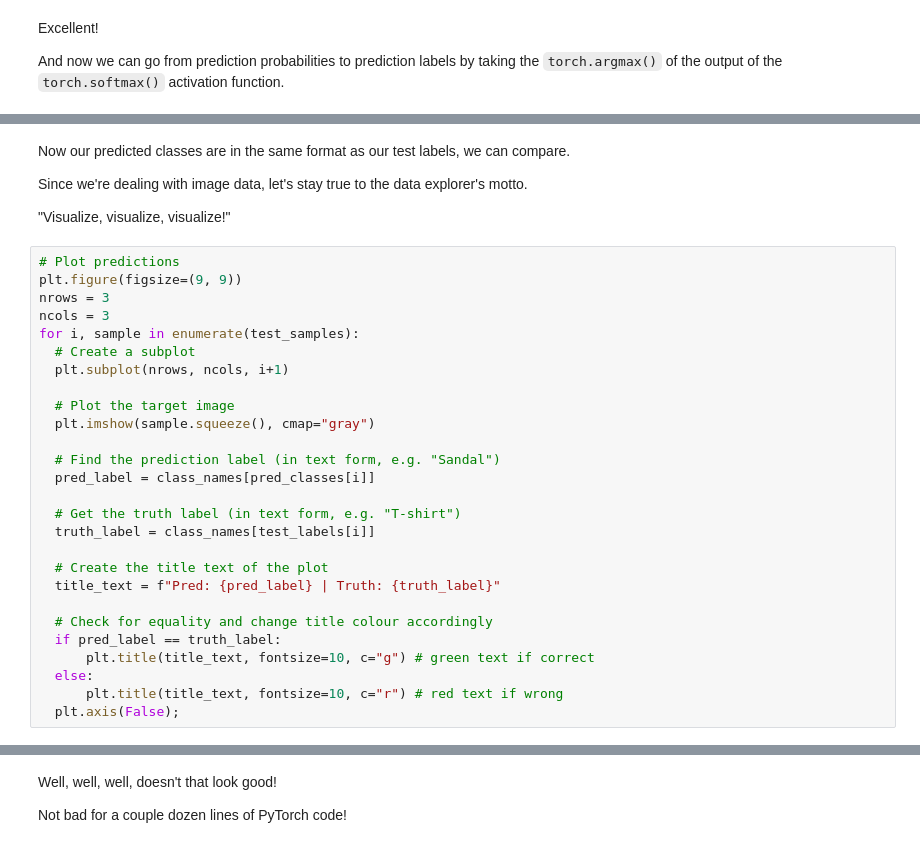
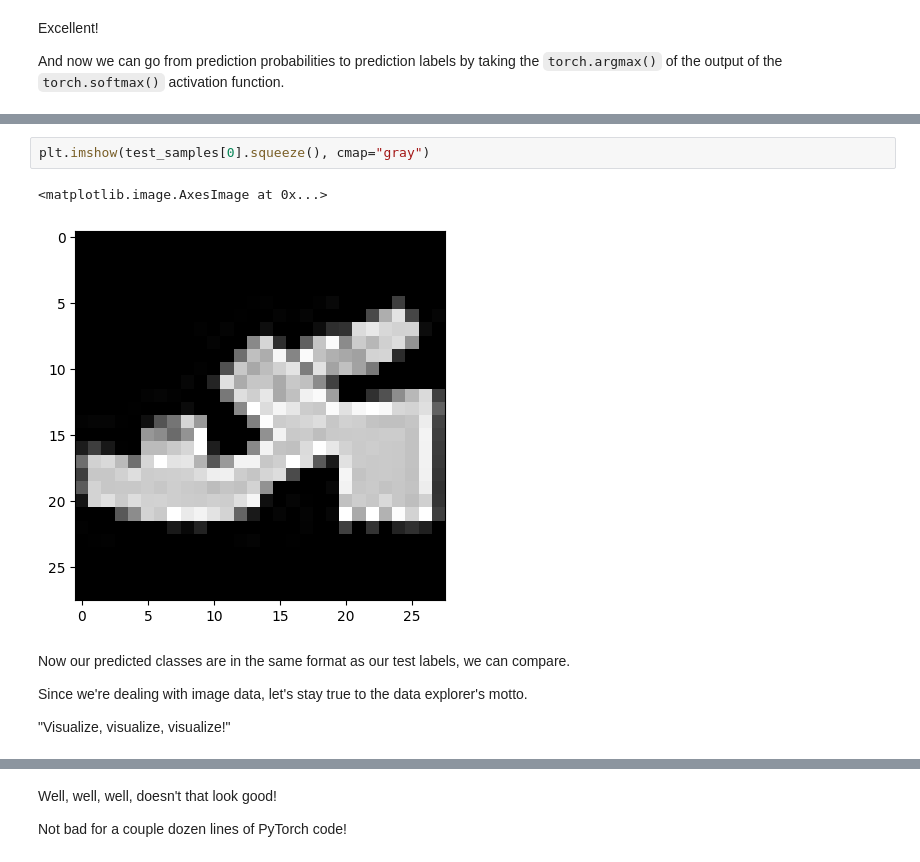
Before and after one commit to errorloadingusername123/Learn_pytorch, a Jupyter notebook: 03_pytorch_computer_vision.ipynb, the cells around one changed output, grey strips where cells are left out. Drawn from its saved outputs; the diff is of its cells as text.

```diff
--- a/03_pytorch_computer_vision.ipynb
+++ b/03_pytorch_computer_vision.ipynb
@@ -1631,33 +1703,11 @@ test_labels, pred_classes
+# %%
+plt.imshow(test_samples[0].squeeze(), cmap="gray")
+# %% [output]
+<matplotlib.image.AxesImage at 0x...>
+[figure, added]
 # %% [markdown]
 Now our predicted classes are in the same format as our test labels, we can compare.
 
 Since we're dealing with image data, let's stay true to the data explorer's motto.
 
 "Visualize, visualize, visualize!"
-# %%
-# Plot predictions
-plt.figure(figsize=(9, 9))
-nrows = 3
-ncols = 3
-for i, sample in enumerate(test_samples):
-  # Create a subplot
-  plt.subplot(nrows, ncols, i+1)
-
-  # Plot the target image
-  plt.imshow(sample.squeeze(), cmap="gray")
-
-  # Find the prediction label (in text form, e.g. "Sandal")
-  pred_label = class_names[pred_classes[i]]
-
-  # Get the truth label (in text form, e.g. "T-shirt")
-  truth_label = class_names[test_labels[i]]
-
-  # Create the title text of the plot
-  title_text = f"Pred: {pred_label} | Truth: {truth_label}"
-
-  # Check for equality and change title colour accordingly
-  if pred_label == truth_label:
-      plt.title(title_text, fontsize=10, c="g") # green text if correct
-  else:
-      plt.title(title_text, fontsize=10, c="r") # red text if wrong
-  plt.axis(False);
```
Also changed, not shown: parts of 56 cells of this notebook.
